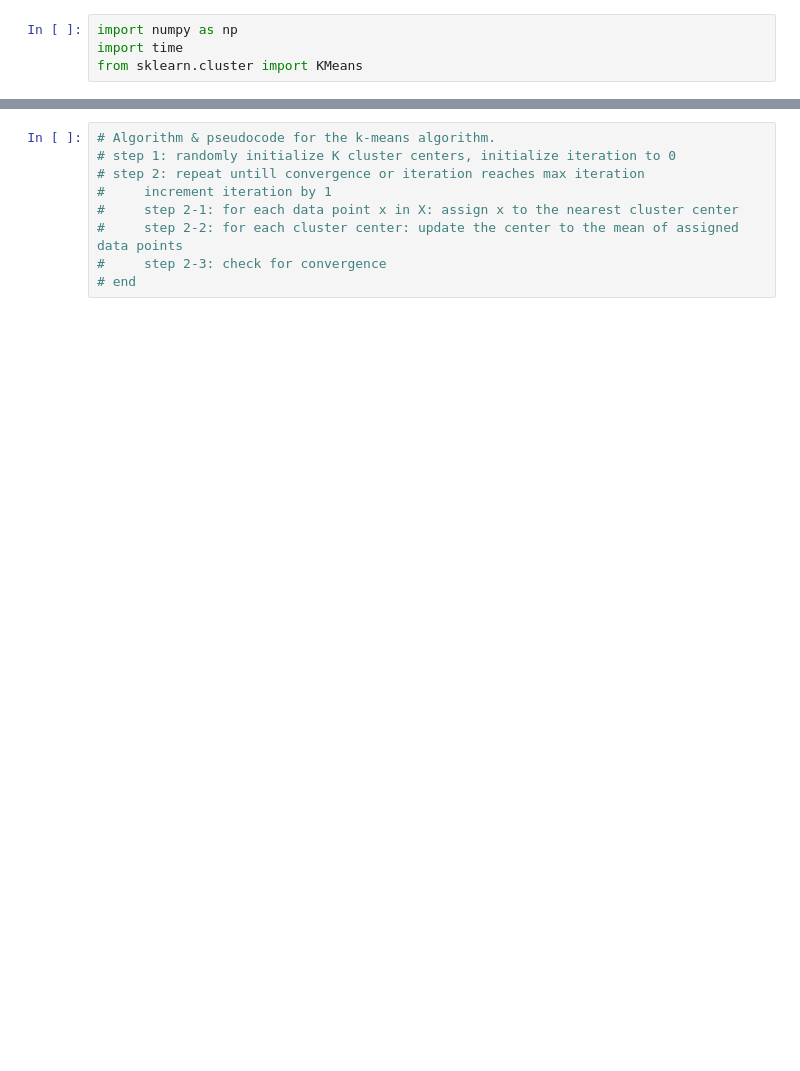
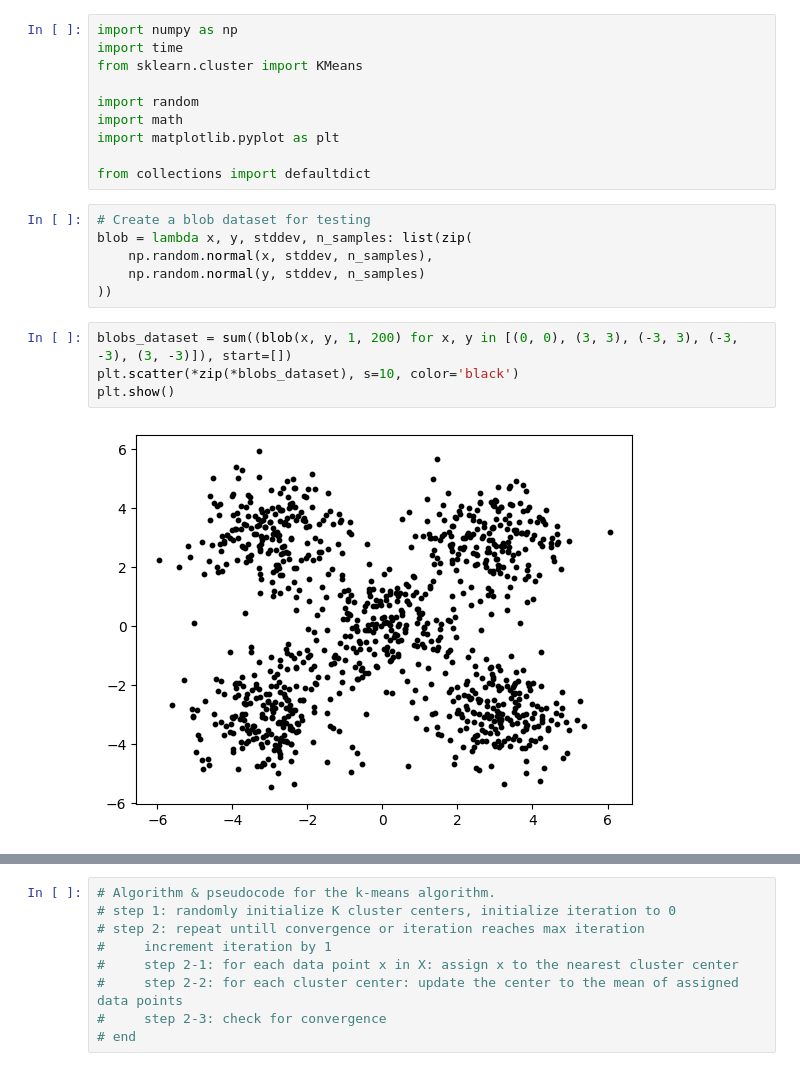
Before and after one commit to mikecai020418/Machine-Learning, a Jupyter notebook: HW1_P5.ipynb, the cells around one changed output, grey strips where cells are left out. Drawn from its saved outputs; the diff is of its cells as text; blank space fills up the shorter version.

```diff
--- a/HW1_P5.ipynb
+++ b/HW1_P5.ipynb
@@ -2,3 +2,21 @@
 import numpy as np
 import time
 from sklearn.cluster import KMeans
+
+import random
+import math
+import matplotlib.pyplot as plt
+
+from collections import defaultdict
+# %%
+# Create a blob dataset for testing
+blob = lambda x, y, stddev, n_samples: list(zip(
+    np.random.normal(x, stddev, n_samples),
+    np.random.normal(y, stddev, n_samples)
+))
+# %%
+blobs_dataset = sum((blob(x, y, 1, 200) for x, y in [(0, 0), (3, 3), (-3, 3), (-3, -3), (3, -3)]), start=[])
+plt.scatter(*zip(*blobs_dataset), s=10, color='black')
+plt.show()
+# %% [output]
+[figure, added]
```
Also changed, not shown: parts of 5 cells of this notebook, 1 other file.
